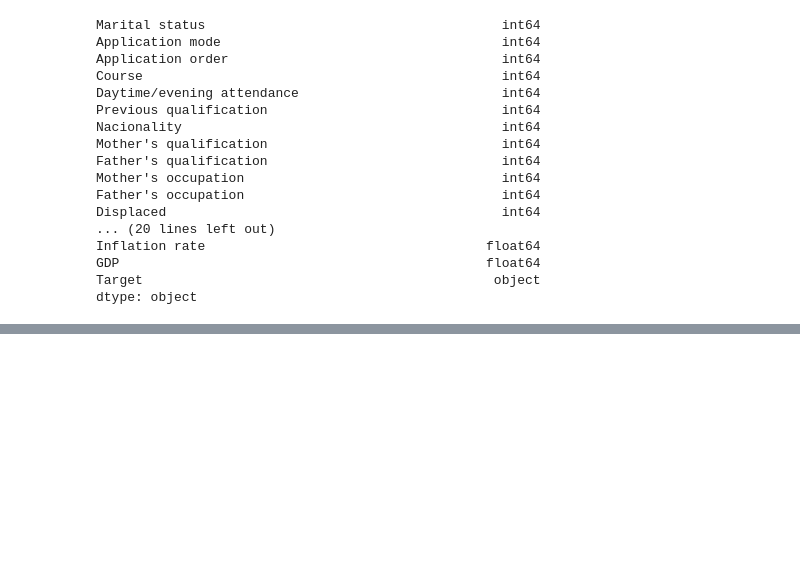
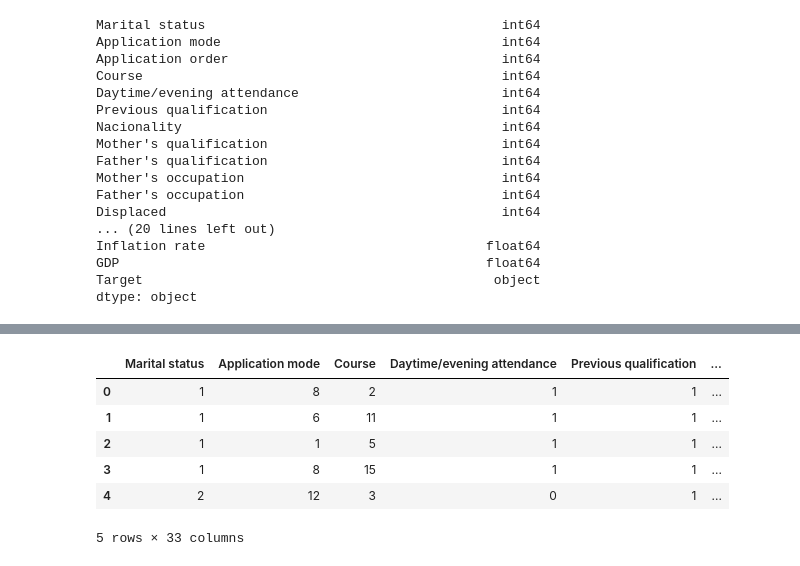
Before and after one commit to dpatteson/Capstone2, a Jupyter notebook: Capstone 2/Data Wrangling Capstone 2 -- Darryl Patteson.ipynb, the cells around one changed output, grey strips where cells are left out. Cells and saved outputs as stored; diff of their text form; code cells hidden in the pictures; blank space fills up the shorter version.

```diff
--- a/Capstone 2/Data Wrangling Capstone 2 -- Darryl Patteson.ipynb
+++ b/Capstone 2/Data Wrangling Capstone 2 -- Darryl Patteson.ipynb
@@ -154,0 +157,13 @@ Name: count, dtype: float64
+# %%
+#Nacionality & International are giving us the same data, drop nacionality. Application order informaiton not available.
+data=data.drop('Nacionality', axis=1)
+data=data.drop('Application order', axis=1)
+data.head()
+# %% [output]
+|  | Marital status | Application mode | Course | Daytime/evening attendance | Previous qualification | ... |
+| 0 | 1 | 8 | 2 | 1 | 1 | ... |
+| 1 | 1 | 6 | 11 | 1 | 1 | ... |
+| 2 | 1 | 1 | 5 | 1 | 1 | ... |
+| 3 | 1 | 8 | 15 | 1 | 1 | ... |
+| 4 | 2 | 12 | 3 | 0 | 1 | ... |
+5 rows × 33 columns
```
Also changed, not shown: parts of 25 cells of this notebook, 1 other file.
